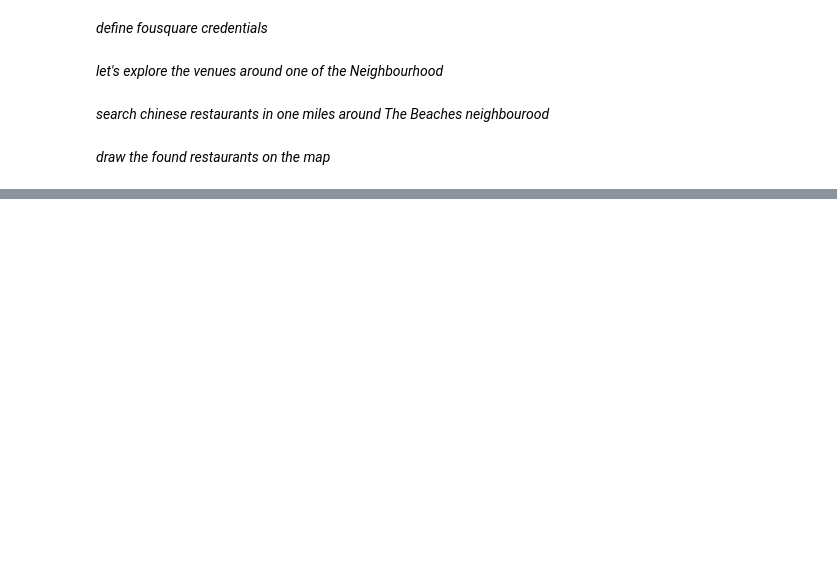
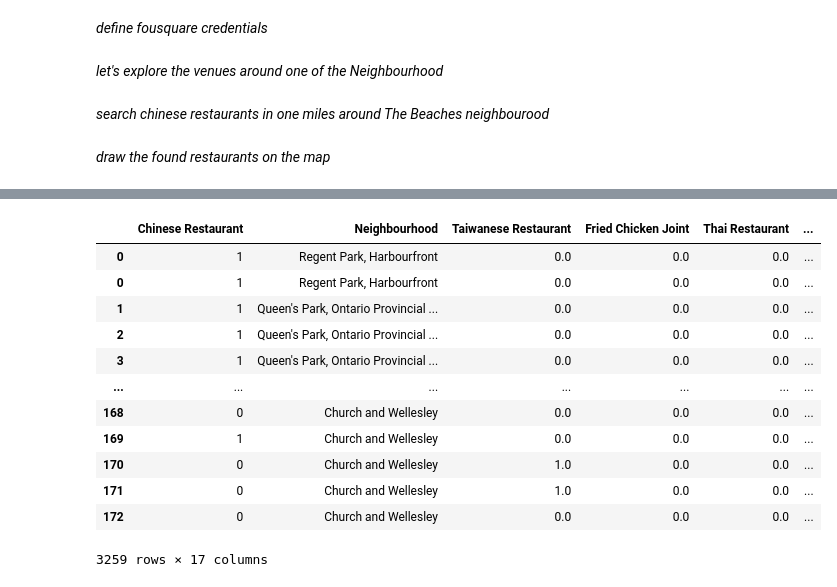
Before and after one commit to ugianka/Coursera_Capstone, a Jupyter notebook: toronto.ipynb, the cells around one changed output, grey strips where cells are left out. Cells and saved outputs as stored; diff of their text form; code cells hidden in the pictures; blank space fills up the shorter version.

```diff
--- a/toronto.ipynb
+++ b/toronto.ipynb
@@ -185,0 +313,16 @@ map_the_beaches
+# %%
+fvenues
+# %% [output]
+|  | Chinese Restaurant | Neighbourhood | Taiwanese Restaurant | Fried Chicken Joint | Thai Restaurant | ... |
+| 0 | 1 | Regent Park, Harbourfront | 0.0 | 0.0 | 0.0 | ... |
+| 0 | 1 | Regent Park, Harbourfront | 0.0 | 0.0 | 0.0 | ... |
+| 1 | 1 | Queen's Park, Ontario Provincial ... | 0.0 | 0.0 | 0.0 | ... |
+| 2 | 1 | Queen's Park, Ontario Provincial ... | 0.0 | 0.0 | 0.0 | ... |
+| 3 | 1 | Queen's Park, Ontario Provincial ... | 0.0 | 0.0 | 0.0 | ... |
+| ... | ... | ... | ... | ... | ... | ... |
+| 168 | 0 | Church and Wellesley | 0.0 | 0.0 | 0.0 | ... |
+| 169 | 1 | Church and Wellesley | 0.0 | 0.0 | 0.0 | ... |
+| 170 | 0 | Church and Wellesley | 1.0 | 0.0 | 0.0 | ... |
+| 171 | 0 | Church and Wellesley | 1.0 | 0.0 | 0.0 | ... |
+| 172 | 0 | Church and Wellesley | 0.0 | 0.0 | 0.0 | ... |
+3259 rows × 17 columns
```
Also changed, not shown: parts of 10 cells of this notebook, 1 other file.
